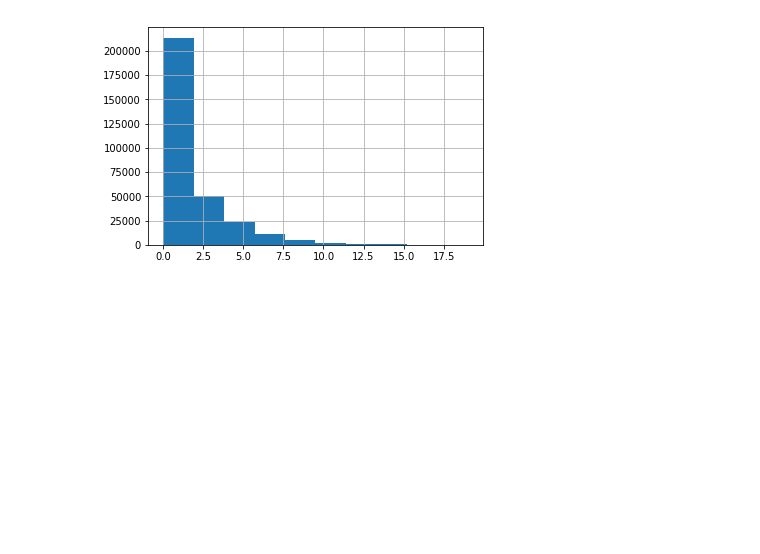
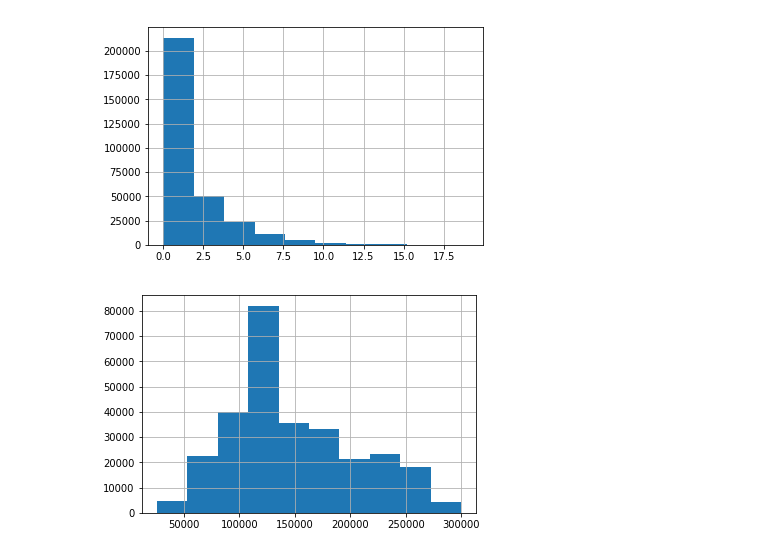
Before and after one commit to ckma761231/2nd-ML100Days, a Jupyter notebook: homework/Day_006_HW.ipynb, the cells around one changed output. Saved outputs shown, nothing was run; the diff lists cells and outputs as text; code cells hidden in the pictures; blank space fills up the shorter version.

```diff
--- a/homework/Day_006_HW.ipynb
+++ b/homework/Day_006_HW.ipynb
@@ -281,3 +281,15 @@ app_train.loc[loc_a,loc_b].hist()
 plt.show()
 # %% [output]
 [figure]
+# %%
+# 把一些極端值暫時去掉，在繪製一次 Histogram
+# 選擇 OBS_60_CNT_SOCIAL_CIRCLE 小於 20 的資料點繪製
+"""
+Your Code Here
+"""
+loc_a = app_train['AMT_INCOME_TOTAL']<300000
+loc_b ='AMT_INCOME_TOTAL'
+app_train.loc[loc_a,loc_b].hist()
+plt.show()
+# %% [output]
+[figure, added]
```
Also changed, not shown: parts of 1 cell of this notebook.
